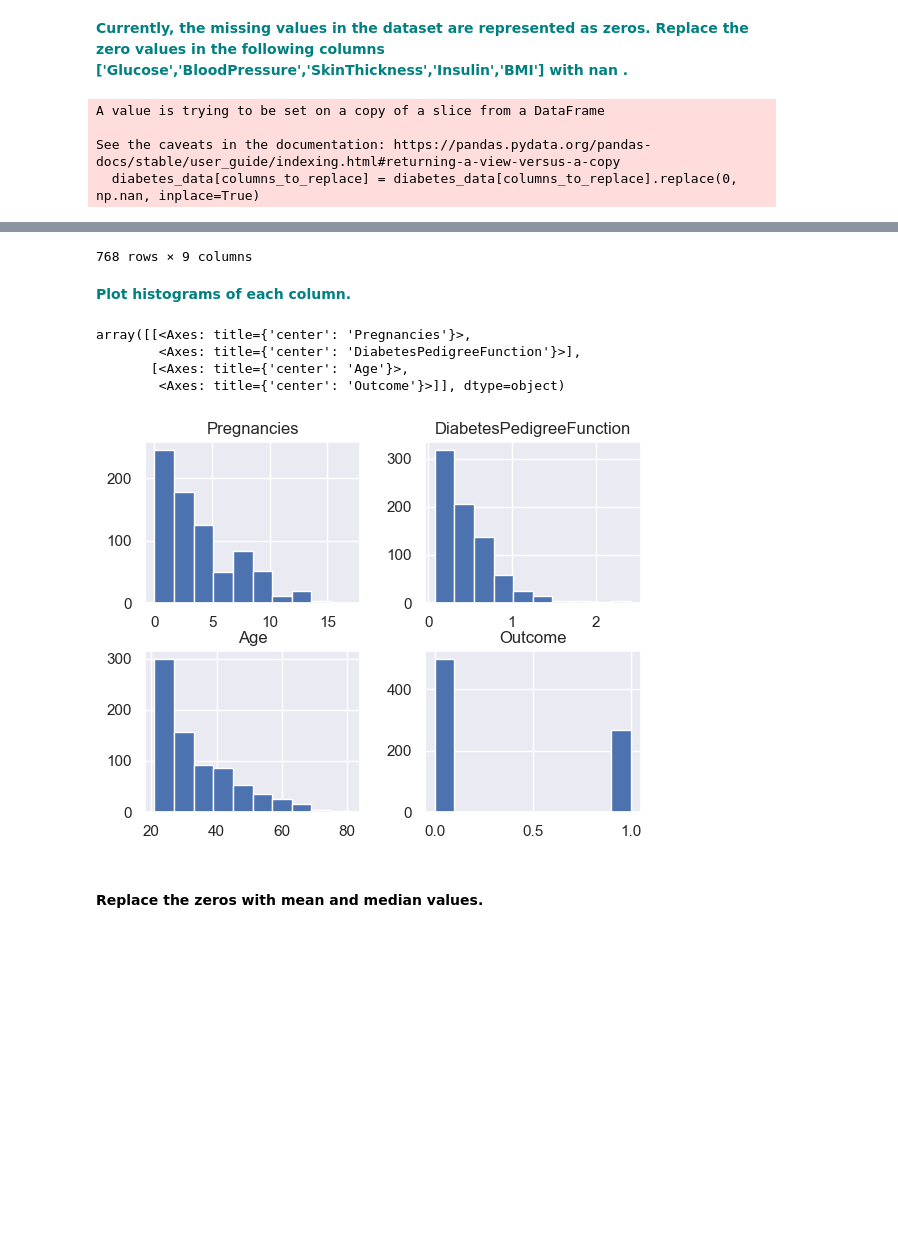
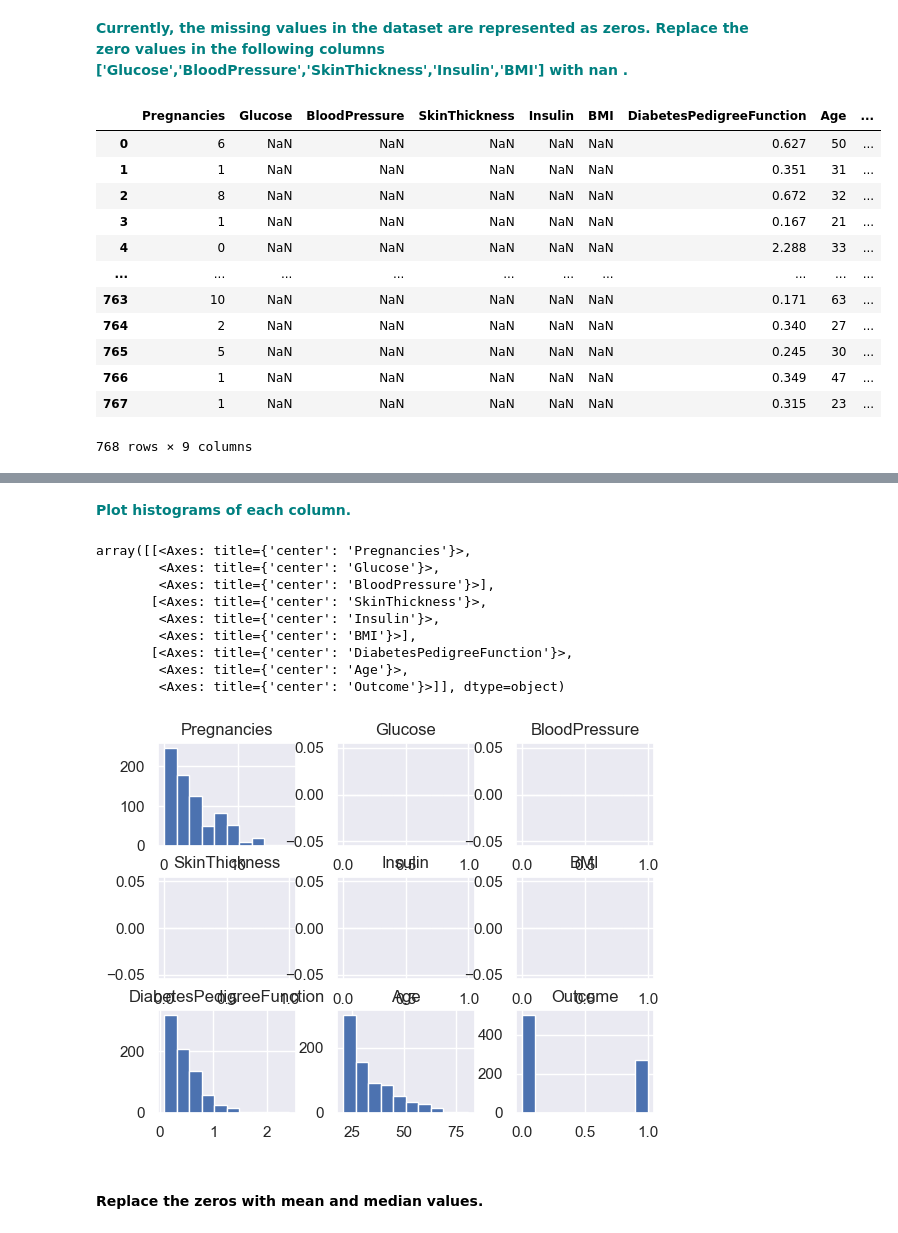
Before and after one commit to waglek/Springboard, a Jupyter notebook: GridSearchKNN_Case_Study.ipynb, the cells around one changed output, grey strips where cells are left out. Drawn from its saved outputs; the diff is of its cells as text; code cells hidden in the pictures; blank space fills up the shorter version.

```diff
--- a/GridSearchKNN_Case_Study.ipynb
+++ b/GridSearchKNN_Case_Study.ipynb
@@ -66,10 +66,19 @@ diabetes_data.describe()
 **<font color='teal'> Currently, the missing values in the dataset are represented as zeros. Replace the zero values in the following columns ['Glucose','BloodPressure','SkinThickness','Insulin','BMI'] with nan .</font>**
 # %%
 columns_to_replace = ['Glucose', 'BloodPressure', 'SkinThickness', 'Insulin', 'BMI']
-diabetes_data[columns_to_replace] = diabetes_data[columns_to_replace].replace(0, np.nan, inplace=True)
+diabetes_data[columns_to_replace] = diabetes_data[columns_to_replace].replace(0, np.nan)
 diabetes_data
 # %% [output]
+|  | Pregnancies | Glucose | BloodPressure | SkinThickness | Insulin | BMI | DiabetesPedigreeFunction | Age | ... |
+| 0 | 6 | NaN | NaN | NaN | NaN | NaN | 0.627 | 50 | ... |
+| 1 | 1 | NaN | NaN | NaN | NaN | NaN | 0.351 | 31 | ... |
+| 2 | 8 | NaN | NaN | NaN | NaN | NaN | 0.672 | 32 | ... |
+| 3 | 1 | NaN | NaN | NaN | NaN | NaN | 0.167 | 21 | ... |
+| 4 | 0 | NaN | NaN | NaN | NaN | NaN | 2.288 | 33 | ... |
+| ... | ... | ... | ... | ... | ... | ... | ... | ... | ... |
+| 763 | 10 | NaN | NaN | NaN | NaN | NaN | 0.171 | 63 | ... |
+| 764 | 2 | NaN | NaN | NaN | NaN | NaN | 0.340 | 27 | ... |
+| 765 | 5 | NaN | NaN | NaN | NaN | NaN | 0.245 | 30 | ... |
+| 766 | 1 | NaN | NaN | NaN | NaN | NaN | 0.349 | 47 | ... |
+| 767 | 1 | NaN | NaN | NaN | NaN | NaN | 0.315 | 23 | ... |
-A value is trying to be set on a copy of a slice from a DataFrame
-
-See the caveats in the documentation: https://pandas.pydata.org/pandas-docs/stable/user_guide/indexing.html#returning-a-view-versus-a-copy
-  diabetes_data[columns_to_replace] = diabetes_data[columns_to_replace].replace(0, np.nan, inplace=True)
+768 rows × 9 columns
@@ -88,14 +85,18 @@ See the caveats in the documentation: https://pandas.pydata.org/pandas-docs/stab
-768 rows × 9 columns
 # %% [markdown]
 **<font color='teal'> Plot histograms of each column. </font>**
 # %%
 diabetes_data.hist()
 # %% [output]
 array([[<Axes: title={'center': 'Pregnancies'}>,
-        <Axes: title={'center': 'DiabetesPedigreeFunction'}>],
-       [<Axes: title={'center': 'Age'}>,
+        <Axes: title={'center': 'Glucose'}>,
+        <Axes: title={'center': 'BloodPressure'}>],
+       [<Axes: title={'center': 'SkinThickness'}>,
+        <Axes: title={'center': 'Insulin'}>,
+        <Axes: title={'center': 'BMI'}>],
+       [<Axes: title={'center': 'DiabetesPedigreeFunction'}>,
+        <Axes: title={'center': 'Age'}>,
         <Axes: title={'center': 'Outcome'}>]], dtype=object)
-[figure, old version]
+[figure, new version]
 # %% [markdown]
 #### Replace the zeros with mean and median values.
 # %%
```
Also changed, not shown: parts of 9 cells of this notebook.
